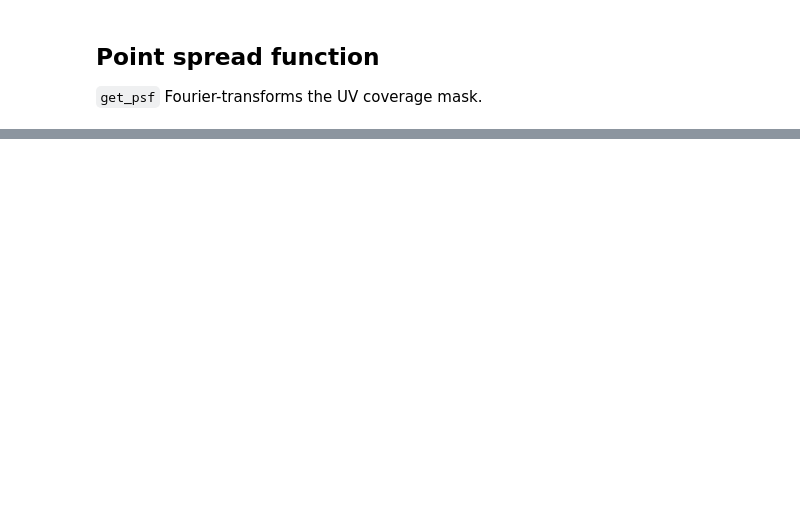
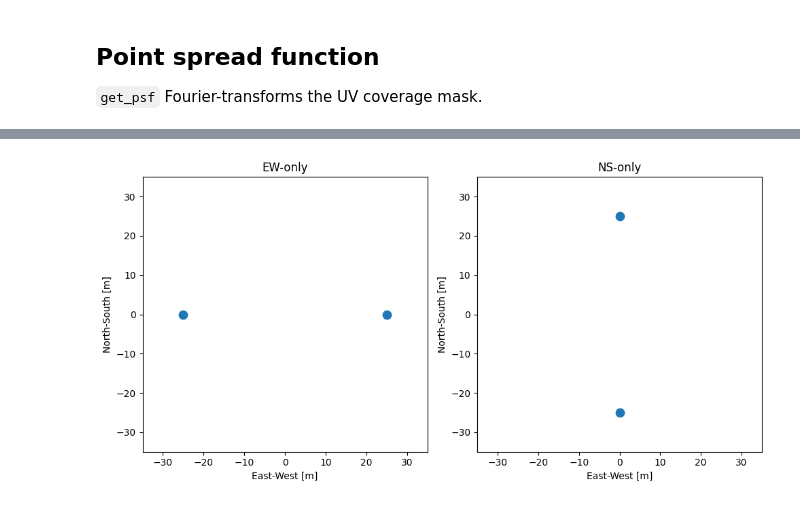
Before and after one commit to McGill-Cosmic-Dawn-Group/LIMstat, a Jupyter notebook: tutorials/tutorial_interferometer.ipynb, the cells around one changed output, grey strips where cells are left out. Cells and saved outputs as stored; diff of their text form; code cells hidden in the pictures; blank space fills up the shorter version.

```diff
--- a/tutorials/tutorial_interferometer.ipynb
+++ b/tutorials/tutorial_interferometer.ipynb
@@ -323,0 +385,24 @@ NameError: name 'noise_map' is not defined
+# %%
+# plot the array layout for ew and ns side by side
+
+
+plt.figure(figsize=(10, 5))
+plt.subplot(1, 2, 1)
+plt.scatter(ant_ew[:, 0].to(units.m).value, ant_ew[:, 1].to(units.m).value, s=80, c='C0')
+plt.xlim(-aperture_line / 2-10, aperture_line / 2+10)
+plt.ylim(-aperture_line / 2-10, aperture_line / 2+10)
+plt.xlabel('East-West [m]')
+plt.ylabel('North-South [m]')
+plt.title('EW-only')
+
+plt.subplot(1, 2, 2)
+plt.scatter(ant_ns[:, 0].to(units.m).value, ant_ns[:, 1].to(units.m).value, s=80, c='C0')
+plt.xlim(-aperture_line / 2-10, aperture_line / 2+10)
+plt.ylim(-aperture_line / 2-10, aperture_line / 2+10)
+plt.xlabel('East-West [m]')
+plt.ylabel('North-South [m]')
+plt.title('NS-only')
+
+plt.tight_layout()
+# %% [output]
+[figure, added]
```
Also changed, not shown: parts of 29 cells of this notebook, 2 other files.
